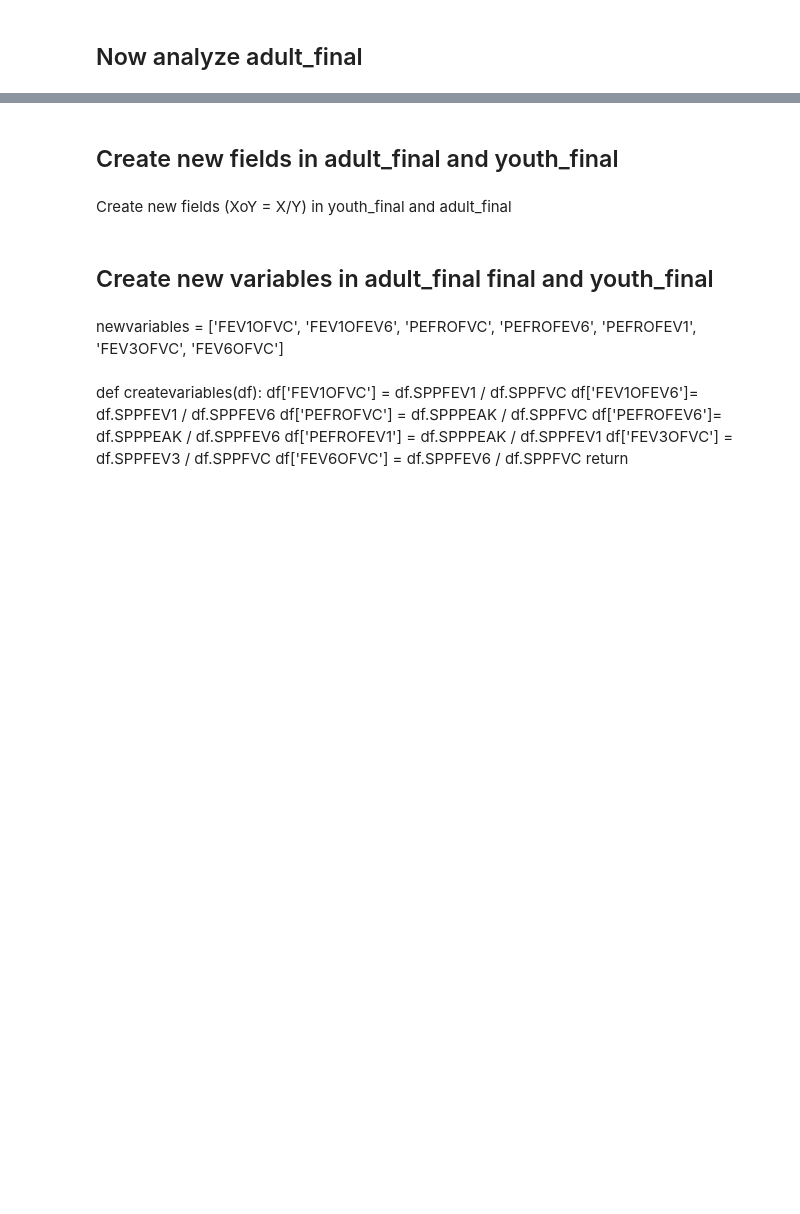
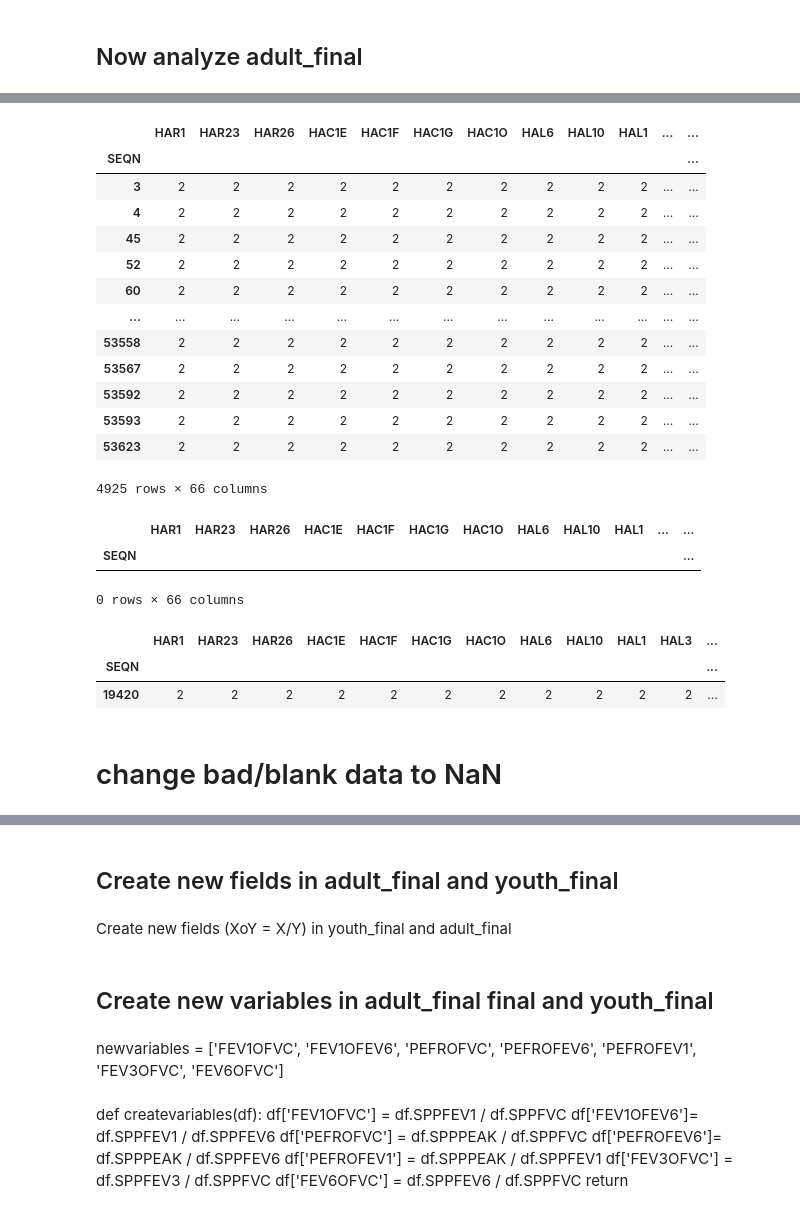
Before and after one commit to climatebrad/nhanes, a Jupyter notebook: nhanes.doug-Copy1.ipynb, the cells around one changed output, grey strips where cells are left out. Saved outputs shown, nothing was run; the diff lists cells and outputs as text; code cells hidden in the pictures; blank space fills up the shorter version.

Commit message:
added janitor and start replacing blank data with NaN

```diff
--- a/nhanes.doug-Copy1.ipynb
+++ b/nhanes.doug-Copy1.ipynb
@@ -778,0 +1375,24 @@ nh.hist_amount('HSAITMOR',outliers=1200);
+# %%
+
+adult_final.update_where( (adult_final['SPPFEV3'] == 88888), 'SPPFEV3',np.nan)
+# %% [output]
+|  | HAR1 | HAR23 | HAR26 | HAC1E | HAC1F | HAC1G | HAC1O | HAL6 | HAL10 | HAL1 | ... | ... |
+| SEQN |  |  |  |  |  |  |  |  |  |  |  | ... |
+| 3 | 2 | 2 | 2 | 2 | 2 | 2 | 2 | 2 | 2 | 2 | ... | ... |
+| 4 | 2 | 2 | 2 | 2 | 2 | 2 | 2 | 2 | 2 | 2 | ... | ... |
+| 45 | 2 | 2 | 2 | 2 | 2 | 2 | 2 | 2 | 2 | 2 | ... | ... |
+| 52 | 2 | 2 | 2 | 2 | 2 | 2 | 2 | 2 | 2 | 2 | ... | ... |
+| 60 | 2 | 2 | 2 | 2 | 2 | 2 | 2 | 2 | 2 | 2 | ... | ... |
+| ... | ... | ... | ... | ... | ... | ... | ... | ... | ... | ... | ... | ... |
+| 53558 | 2 | 2 | 2 | 2 | 2 | 2 | 2 | 2 | 2 | 2 | ... | ... |
+| 53567 | 2 | 2 | 2 | 2 | 2 | 2 | 2 | 2 | 2 | 2 | ... | ... |
+| 53592 | 2 | 2 | 2 | 2 | 2 | 2 | 2 | 2 | 2 | 2 | ... | ... |
+| 53593 | 2 | 2 | 2 | 2 | 2 | 2 | 2 | 2 | 2 | 2 | ... | ... |
+| 53623 | 2 | 2 | 2 | 2 | 2 | 2 | 2 | 2 | 2 | 2 | ... | ... |
+4925 rows × 66 columns
+# %%
+adult_final[adult_final.SPPFEV1==8888]
+# %% [output]
+|  | HAR1 | HAR23 | HAR26 | HAC1E | HAC1F | HAC1G | HAC1O | HAL6 | HAL10 | HAL1 | ... | ... |
+| SEQN |  |  |  |  |  |  |  |  |  |  |  | ... |
+0 rows × 66 columns
@@ -779,2 +1401,10 @@ nh.hist_amount('HSAITMOR',outliers=1200);
+# %%
+m20overb[m20overb.MMEFPP > 20]
+# %% [output]
+|  | HAR1 | HAR23 | HAR26 | HAC1E | HAC1F | HAC1G | HAC1O | HAL6 | HAL10 | HAL1 | HAL3 | ... |
+| SEQN |  |  |  |  |  |  |  |  |  |  |  | ... |
+| 19420 | 2 | 2 | 2 | 2 | 2 | 2 | 2 | 2 | 2 | 2 | 2 | ... |
 # %%
 adult_final.HSAITMOR.hist(bins='auto', range=(0,1200))
+# %% [markdown]
+# change bad/blank data to NaN
```
Also changed, not shown: parts of 213 cells of this notebook.
